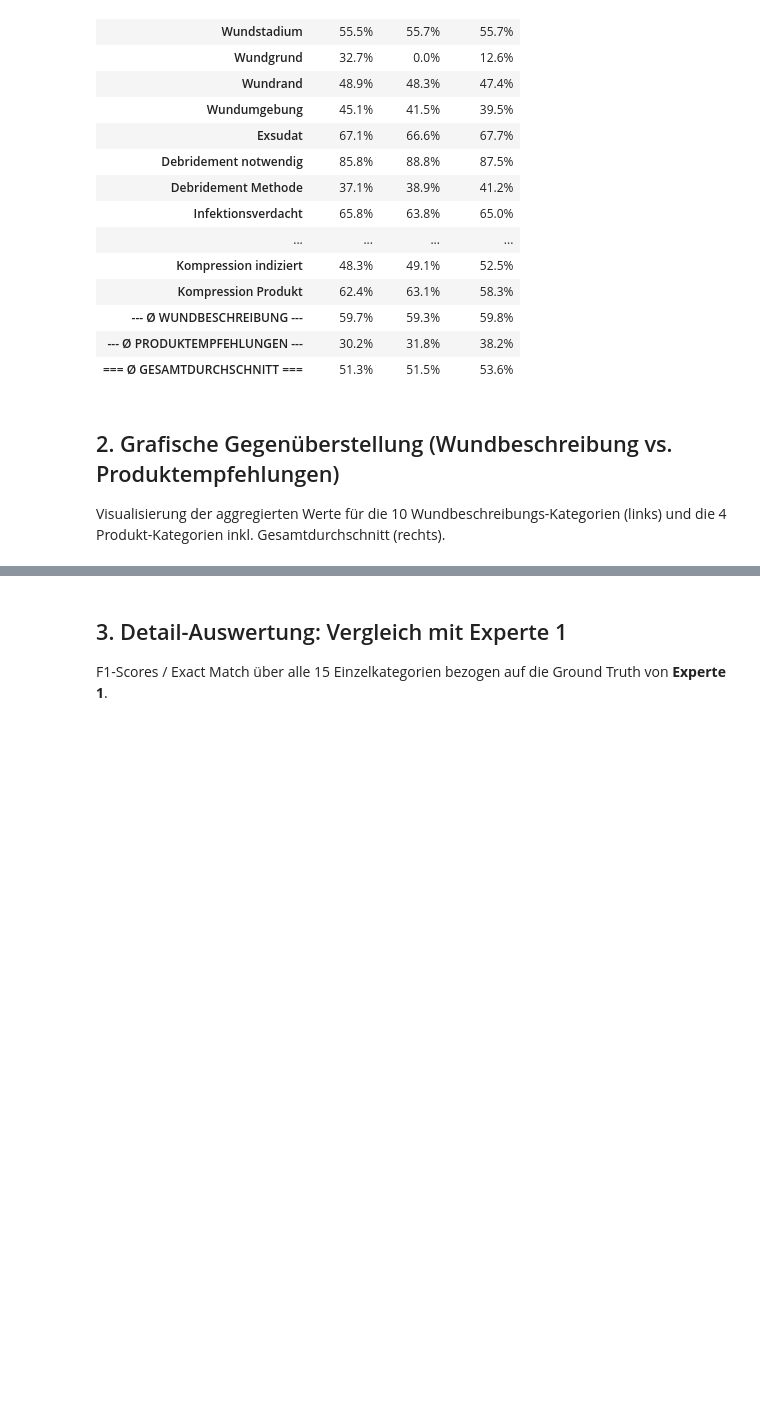
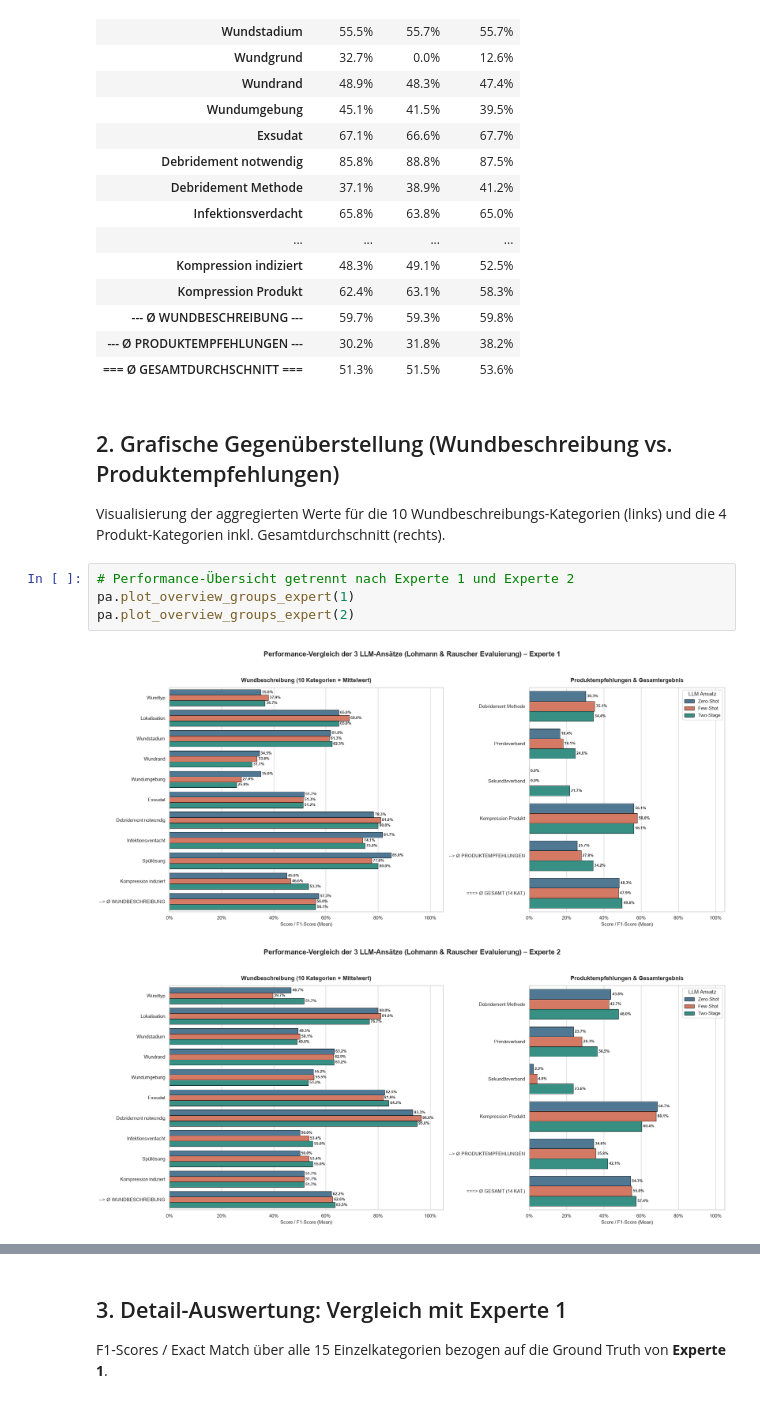
Before and after one commit to code-mert/masterarbeitmodell, a Jupyter notebook: notebooks/analyse_prompts/all_prompts.ipynb, the cells around one changed output, grey strips where cells are left out. Saved outputs shown, nothing was run; the diff lists cells and outputs as text; blank space fills up the shorter version.

```diff
--- a/notebooks/analyse_prompts/all_prompts.ipynb
+++ b/notebooks/analyse_prompts/all_prompts.ipynb
@@ -42,5 +42,12 @@ pa.show_summary_table()
 # %% [markdown]
 ## 2. Grafische Gegenüberstellung (Wundbeschreibung vs. Produktempfehlungen)
 Visualisierung der aggregierten Werte für die 10 Wundbeschreibungs-Kategorien (links) und die 4 Produkt-Kategorien inkl. Gesamtdurchschnitt (rechts).
+# %%
+# Performance-Übersicht getrennt nach Experte 1 und Experte 2
+pa.plot_overview_groups_expert(1)
+pa.plot_overview_groups_expert(2)
+# %% [output]
+[figure, added]
+[figure, added]
 # %%
 pa.plot_overview_groups()
```
Also changed, not shown: parts of 9 cells of this notebook, 8 other files.
